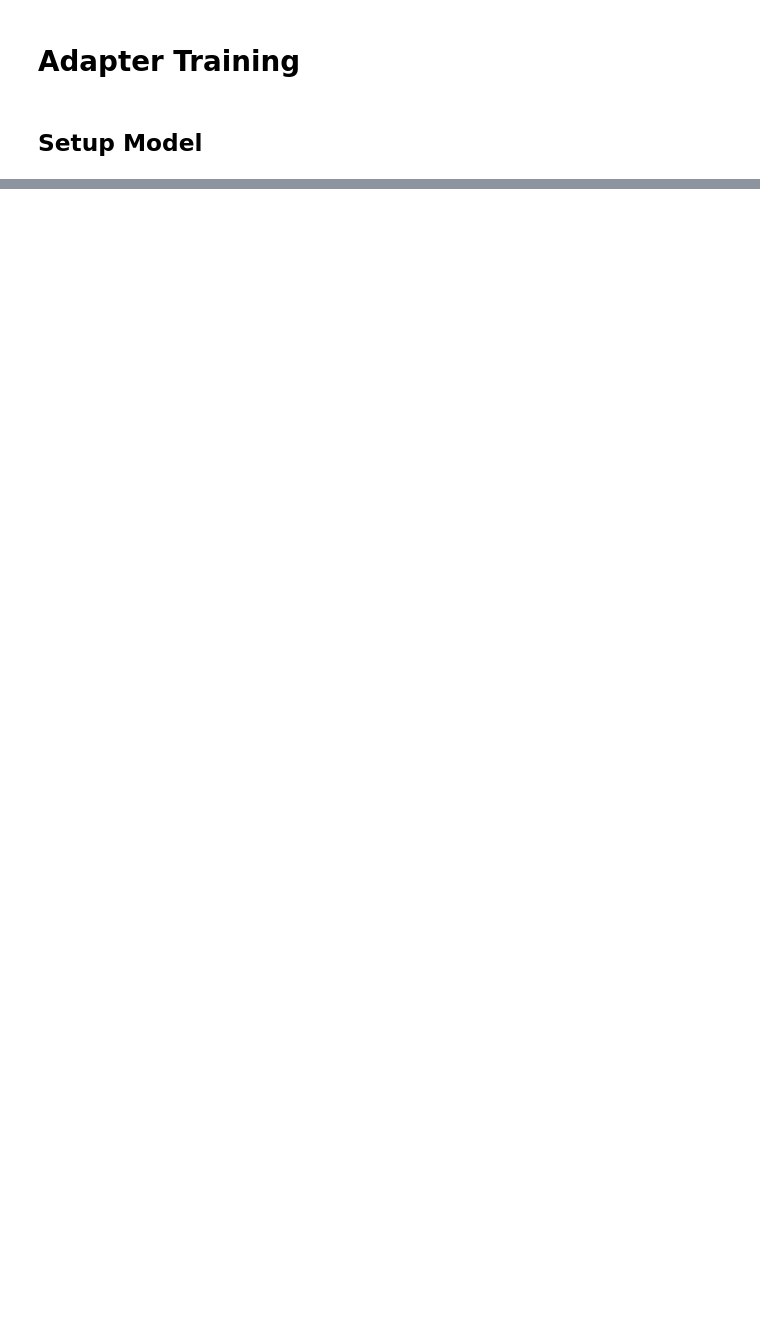
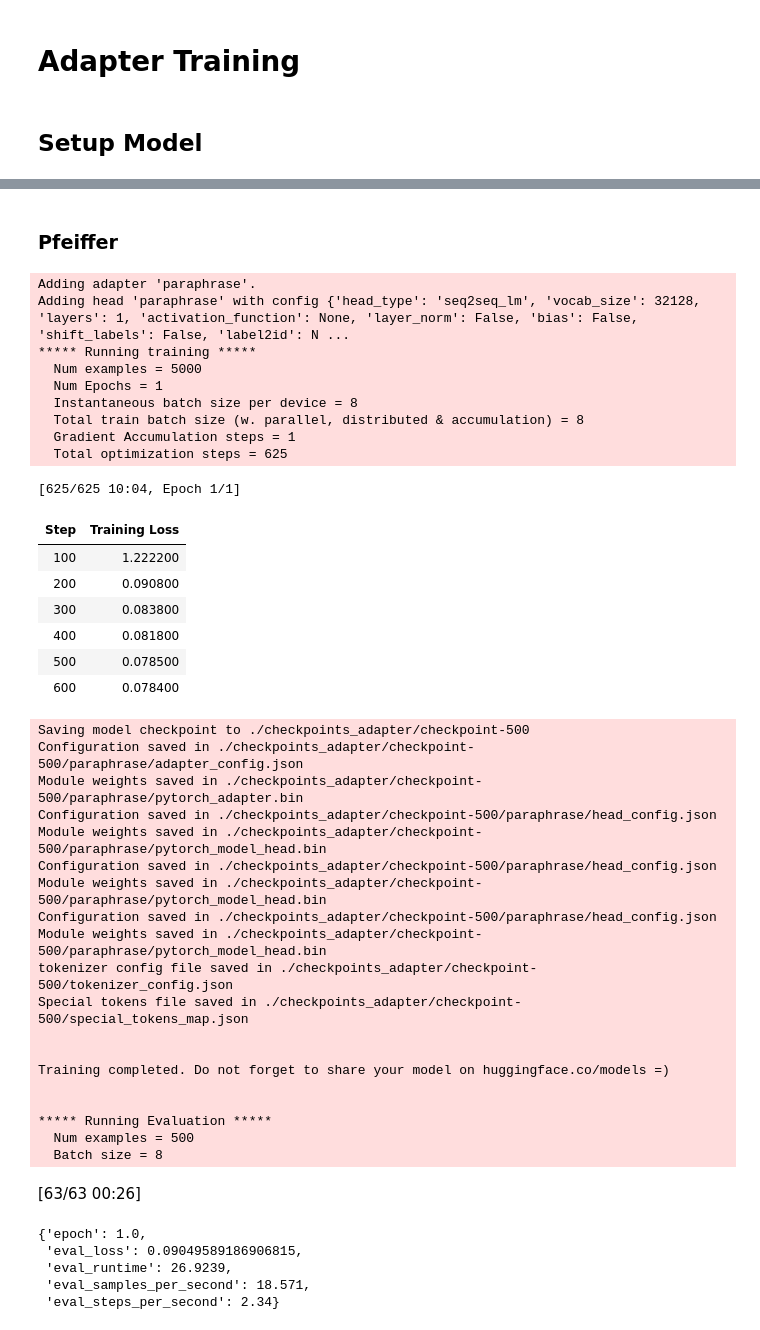
Before and after one commit to tylersmith-1234/dl-group-project, a Jupyter notebook: PT_T5_adapter_custom_configs.ipynb, the cells around one changed output, grey strips where cells are left out. Cells and saved outputs as stored; diff of their text form; code cells hidden in the pictures; blank space fills up the shorter version.

```diff
--- a/PT_T5_adapter_custom_configs.ipynb
+++ b/PT_T5_adapter_custom_configs.ipynb
@@ -230,0 +260,60 @@ TrainOutput(global_step=39, training_loss=0.9082233722393329, metrics={'train_ru
+# %% [markdown]
+### Pfeiffer
+# %%
+### Pfeiffer config
+model_pfeiffer.add_adapter(adapter_path, config=pfeiffer_config)
+model_pfeiffer.add_seq2seq_lm_head(adapter_path)
+model_pfeiffer.train_adapter(adapter_path)
+
+trainer_pfeiffer = AdapterTrainer(
+  model=model_pfeiffer,
+  args=training_args,
+  tokenizer=tokenizer,
+  train_dataset=tokenized_dataset['train'],
+  eval_dataset=tokenized_dataset['test']
+)
+
+trainer_pfeiffer.train()
+# %% [output]
+Adding adapter 'paraphrase'.
+Adding head 'paraphrase' with config {'head_type': 'seq2seq_lm', 'vocab_size': 32128, 'layers': 1, 'activation_function': None, 'layer_norm': False, 'bias': False, 'shift_labels': False, 'label2id': N ...
+***** Running training *****
+  Num examples = 5000
+  Num Epochs = 1
+  Instantaneous batch size per device = 8
+  Total train batch size (w. parallel, distributed & accumulation) = 8
+  Gradient Accumulation steps = 1
+  Total optimization steps = 625
+[625/625 10:04, Epoch 1/1]
+| Step | Training Loss |
+| 100 | 1.222200 |
+| 200 | 0.090800 |
+| 300 | 0.083800 |
+| 400 | 0.081800 |
+| 500 | 0.078500 |
+| 600 | 0.078400 |
+Saving model checkpoint to ./checkpoints_adapter/checkpoint-500
+Configuration saved in ./checkpoints_adapter/checkpoint-500/paraphrase/adapter_config.json
+Module weights saved in ./checkpoints_adapter/checkpoint-500/paraphrase/pytorch_adapter.bin
+Configuration saved in ./checkpoints_adapter/checkpoint-500/paraphrase/head_config.json
+Module weights saved in ./checkpoints_adapter/checkpoint-500/paraphrase/pytorch_model_head.bin
+Configuration saved in ./checkpoints_adapter/checkpoint-500/paraphrase/head_config.json
+Module weights saved in ./checkpoints_adapter/checkpoint-500/paraphrase/pytorch_model_head.bin
+Configuration saved in ./checkpoints_adapter/checkpoint-500/paraphrase/head_config.json
+Module weights saved in ./checkpoints_adapter/checkpoint-500/paraphrase/pytorch_model_head.bin
+tokenizer config file saved in ./checkpoints_adapter/checkpoint-500/tokenizer_config.json
+Special tokens file saved in ./checkpoints_adapter/checkpoint-500/special_tokens_map.json
+
+
+Training completed. Do not forget to share your model on huggingface.co/models =)
+
+
+***** Running Evaluation *****
+  Num examples = 500
+  Batch size = 8
+[63/63 00:26]
+{'epoch': 1.0,
+ 'eval_loss': 0.09049589186906815,
+ 'eval_runtime': 26.9239,
+ 'eval_samples_per_second': 18.571,
+ 'eval_steps_per_second': 2.34}
```
Also changed, not shown: parts of 36 cells of this notebook, 12 other files.
